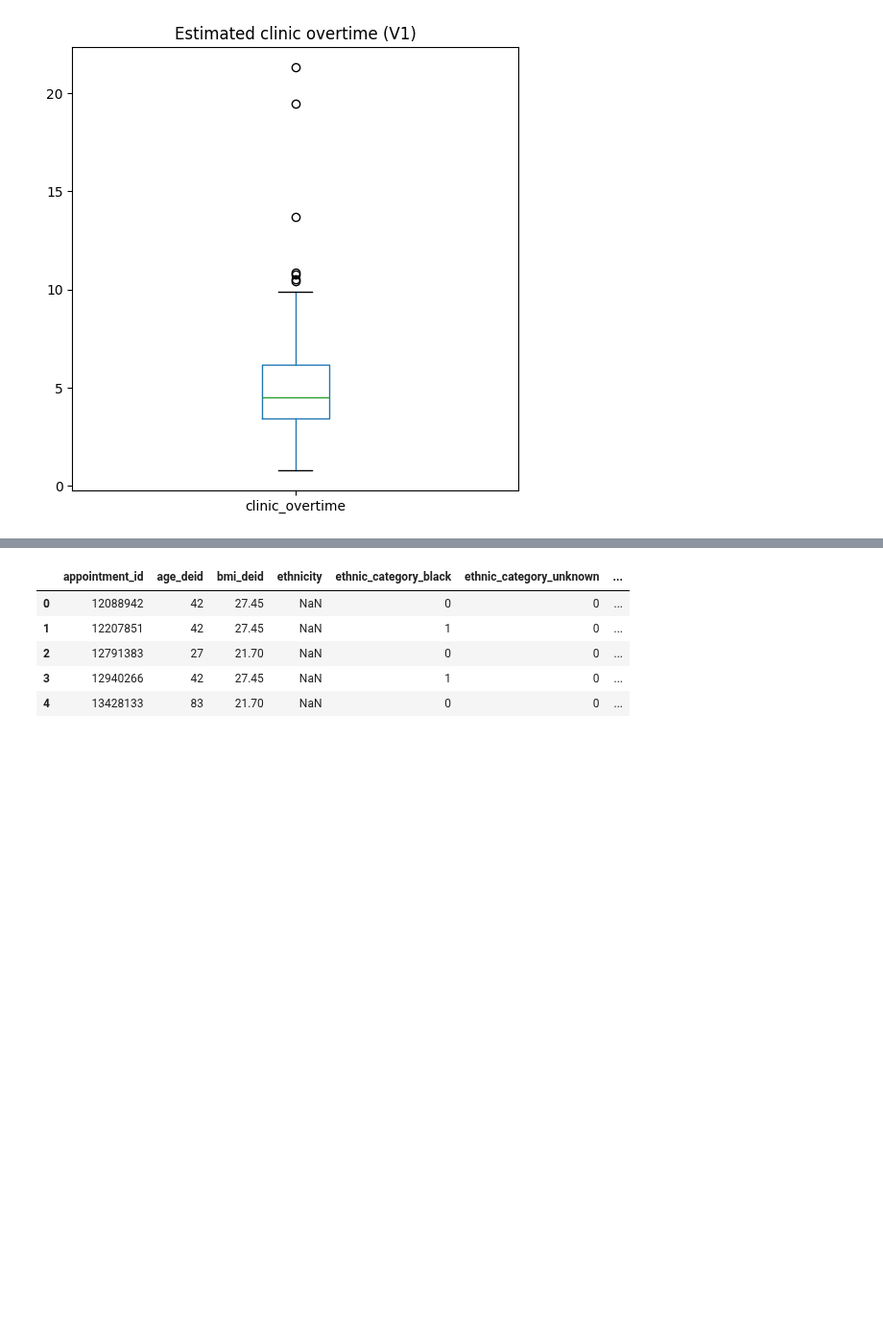
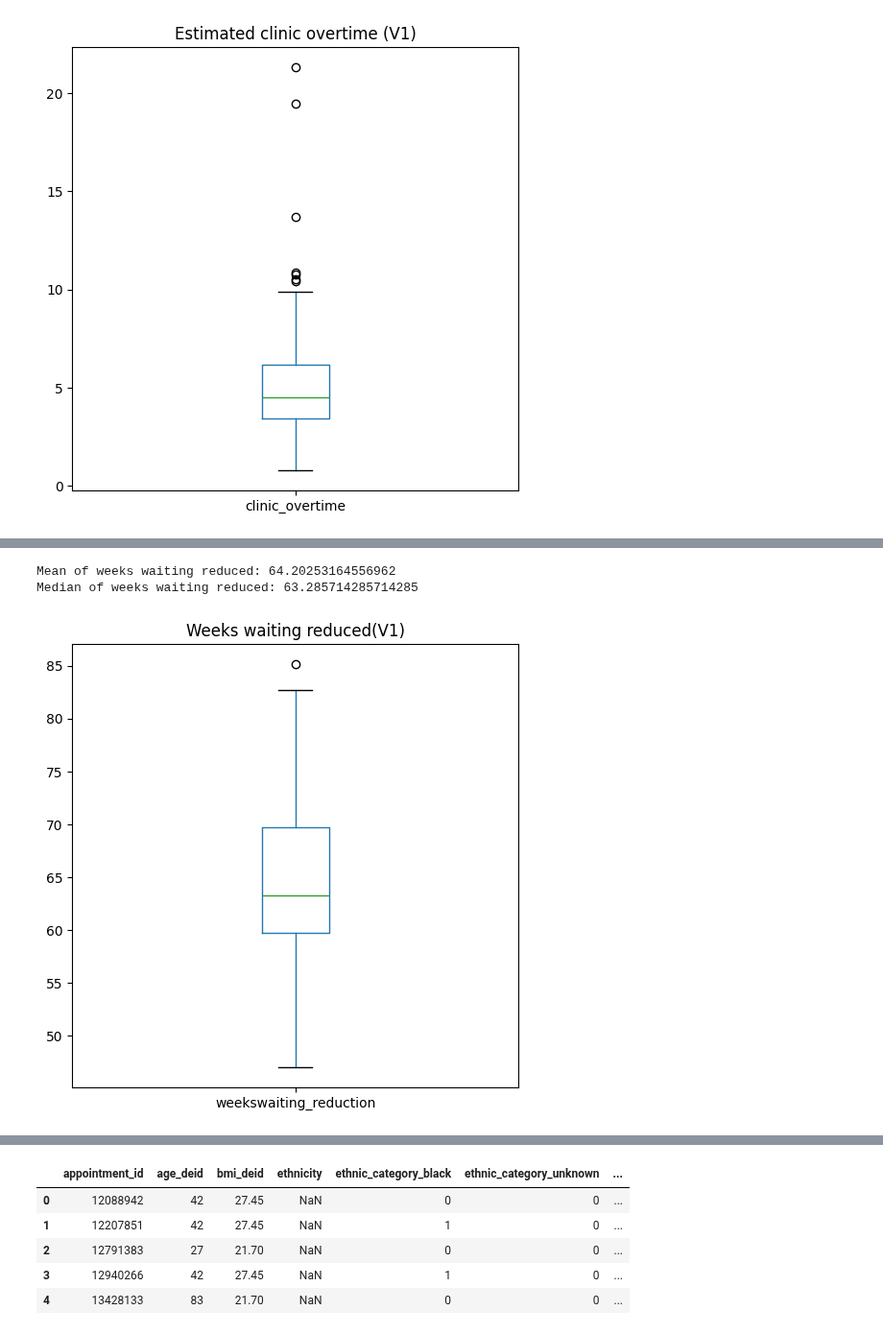
Before and after one commit to hallucinojenlee/hds_dna, a Jupyter notebook: scripts/overbooking_model.ipynb, the cells around one changed output, grey strips where cells are left out. Shown at 96% size. Cells and saved outputs as stored; diff of their text form; code cells hidden in the pictures; blank space fills up the shorter version.

```diff
--- a/scripts/overbooking_model.ipynb
+++ b/scripts/overbooking_model.ipynb
@@ -899,0 +564,21 @@ Median of weeks waiting reduced: 51.5
+# %%
+# Calculate reduction in weeks waiting
+
+# Calculate true # of weeks waiting based on date of data extracted (24 April 2024)
+extract_date = pd.to_datetime("2024-04-24")
+overbooked_df_V2["calculated_weekswaiting"] = (pd.to_datetime(overbooked_df_V2["original_overbooked_appt_date"]) - extract_date).dt.days / 7
+overbooked_df_V2["true_weekswaiting"] = overbooked_df_V2["original_overbooked_weekswaiting"] + overbooked_df_V2["calculated_weekswaiting"]
+
+# Calculate the reduction in weeks waiting
+overbooked_df_V2["weekswaiting_reduction"] = overbooked_df_V2["true_weekswaiting"] - overbooked_df_V2["time_gap_weeks"]
+print("Mean of weeks waiting reduced:", overbooked_df_V2["weekswaiting_reduction"].mean())
+print("Median of weeks waiting reduced:", overbooked_df_V2["weekswaiting_reduction"].median())
+
+# Plot boxplot
+overbooked_df_V2.boxplot(column="weekswaiting_reduction", figsize=(6, 6), grid=False)
+plt.title("Weeks waiting reduced(V1)")
+plt.show()
+# %% [output]
+Mean of weeks waiting reduced: 64.20253164556962
+Median of weeks waiting reduced: 63.285714285714285
+[figure, added]
```
Also changed, not shown: parts of 54 cells of this notebook.
